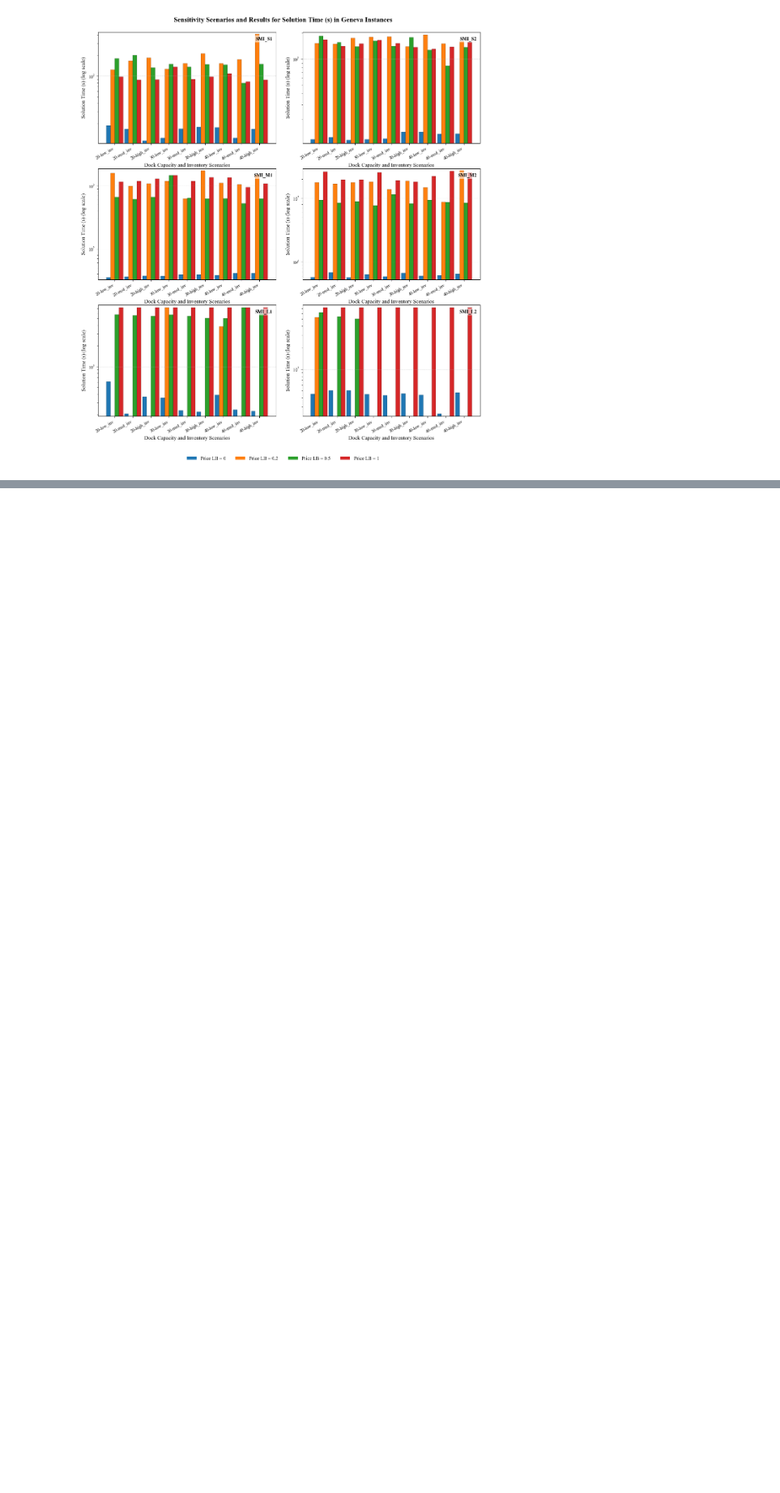
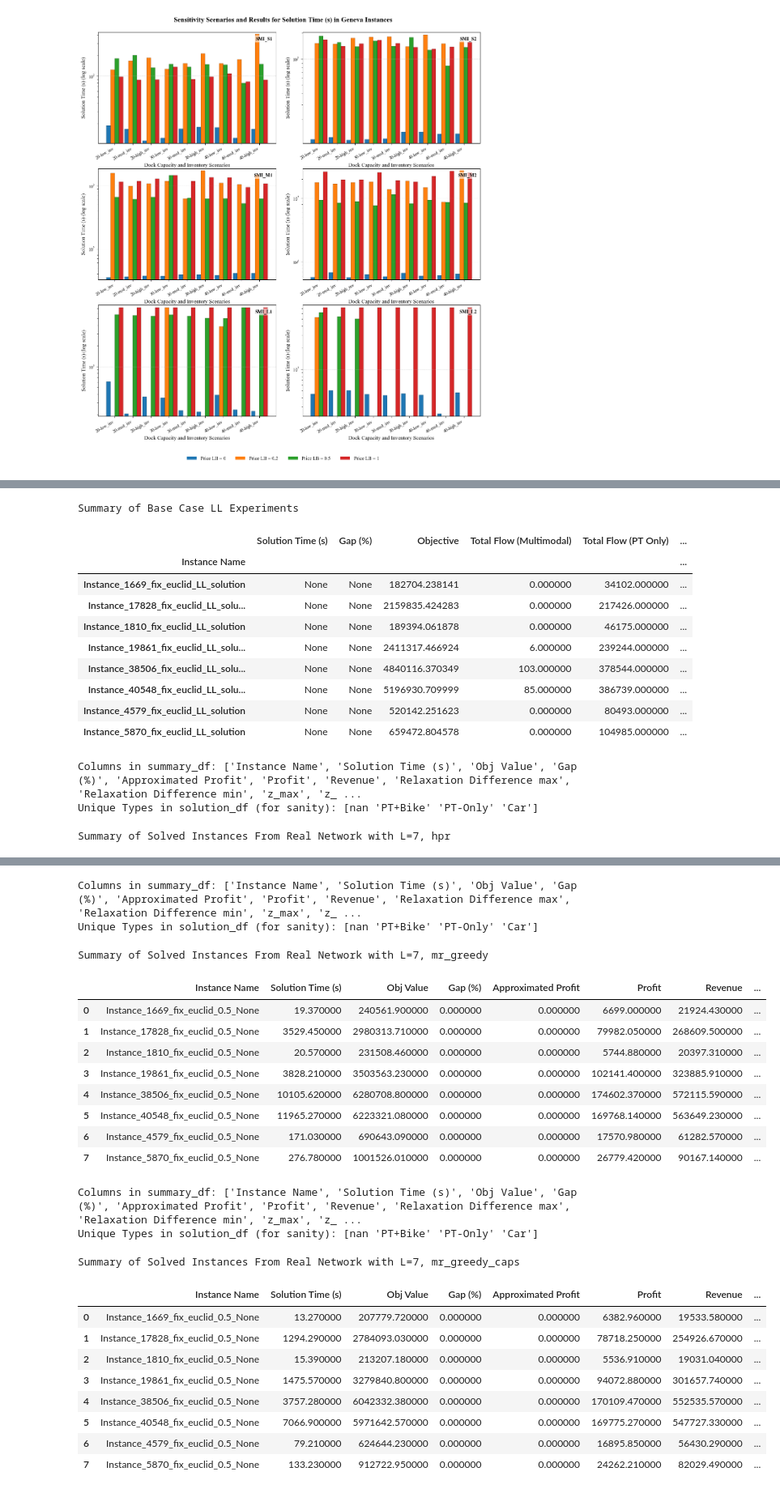
Before and after one commit to rebecamurillo/inocs-sum-pricing-demand-nudging, a Jupyter notebook: Geneva_Complete_Link_Instances_and_Optimization/OTP2_Geneva_Instances/Codes/CPTRP_plots.ipynb, the cells around one changed output, grey strips where cells are left out. Shown at 81% size. Drawn from its saved outputs; the diff is of its cells as text; code cells hidden in the pictures; blank space fills up the shorter version.

```diff
--- a/Geneva_Complete_Link_Instances_and_Optimization/OTP2_Geneva_Instances/Codes/CPTRP_plots.ipynb
+++ b/Geneva_Complete_Link_Instances_and_Optimization/OTP2_Geneva_Instances/Codes/CPTRP_plots.ipynb
@@ -115,3 +115,19 @@ plt.show(fig)
 [figure]
 [figure]
 [figure]
+# %%
+from Codes.base_case_summarizer import summarize_base_case_LL_experiments
+from visualize_solutions.Bilevel_Solution_Visualization import summarize_experiment_solutions
+from importlib import reload
+
+
+summary_df = summarize_experiment_solutions(r"C:\Users\mkoseogl\Desktop\Geneva Data\relatota\instos_and_sols\instanto\sols_int_slack\strongduos\margarita\base", show = True)
+
+base_case_df = summarize_base_case_LL_experiments(r"C:\Users\mkoseogl\Desktop\Geneva Data\relatota\instos_and_sols\instanto\sols_int_slack\margarita_base\lowers")
+
+hpr_df = summarize_experiment_solutions(r"C:\Users\mkoseogl\Desktop\Geneva Data\relatota\instos_and_sols\instanto\sols_int_slack\margarita_base\hpr", show = True)
+
+pp = summarize_experiment_solutions(r"C:\Users\mkoseogl\Desktop\Geneva Data\relatota\instos_and_sols\instanto\sols_heru\mr_greedy", show=True)
+
+popo = summarize_experiment_solutions(r"C:\Users\mkoseogl\Desktop\Geneva Data\relatota\instos_and_sols\instanto\sols_heru\mr_greedy_caps", show=True)
+# %% [output]
@@ -117,0 +144,14 @@ plt.show(fig)
+Summary of Base Case LL Experiments
+|  | Solution Time (s) | Gap (%) | Objective | Total Flow (Multimodal) | Total Flow (PT Only) | ... |
+| Instance Name |  |  |  |  |  | ... |
+| Instance_1669_fix_euclid_LL_solution | None | None | 182704.238141 | 0.000000 | 34102.000000 | ... |
+| Instance_17828_fix_euclid_LL_solu... | None | None | 2159835.424283 | 0.000000 | 217426.000000 | ... |
+| Instance_1810_fix_euclid_LL_solution | None | None | 189394.061878 | 0.000000 | 46175.000000 | ... |
+| Instance_19861_fix_euclid_LL_solu... | None | None | 2411317.466924 | 6.000000 | 239244.000000 | ... |
+| Instance_38506_fix_euclid_LL_solu... | None | None | 4840116.370349 | 103.000000 | 378544.000000 | ... |
+| Instance_40548_fix_euclid_LL_solu... | None | None | 5196930.709999 | 85.000000 | 386739.000000 | ... |
+| Instance_4579_fix_euclid_LL_solution | None | None | 520142.251623 | 0.000000 | 80493.000000 | ... |
+| Instance_5870_fix_euclid_LL_solution | None | None | 659472.804578 | 0.000000 | 104985.000000 | ... |
+Columns in summary_df: ['Instance Name', 'Solution Time (s)', 'Obj Value', 'Gap (%)', 'Approximated Profit', 'Profit', 'Revenue', 'Relaxation Difference max', 'Relaxation Difference min', 'z_max', 'z_ ...
+Unique Types in solution_df (for sanity): [nan 'PT+Bike' 'PT-Only' 'Car']
+Summary of Solved Instances From Real Network with L=7, hpr
@@ -117,0 +167,24 @@ plt.show(fig)
+Columns in summary_df: ['Instance Name', 'Solution Time (s)', 'Obj Value', 'Gap (%)', 'Approximated Profit', 'Profit', 'Revenue', 'Relaxation Difference max', 'Relaxation Difference min', 'z_max', 'z_ ...
+Unique Types in solution_df (for sanity): [nan 'PT+Bike' 'PT-Only' 'Car']
+Summary of Solved Instances From Real Network with L=7, mr_greedy
+|  | Instance Name | Solution Time (s) | Obj Value | Gap (%) | Approximated Profit | Profit | Revenue | ... |
+| 0 | Instance_1669_fix_euclid_0.5_None | 19.370000 | 240561.900000 | 0.000000 | 0.000000 | 6699.000000 | 21924.430000 | ... |
+| 1 | Instance_17828_fix_euclid_0.5_None | 3529.450000 | 2980313.710000 | 0.000000 | 0.000000 | 79982.050000 | 268609.500000 | ... |
+| 2 | Instance_1810_fix_euclid_0.5_None | 20.570000 | 231508.460000 | 0.000000 | 0.000000 | 5744.880000 | 20397.310000 | ... |
+| 3 | Instance_19861_fix_euclid_0.5_None | 3828.210000 | 3503563.230000 | 0.000000 | 0.000000 | 102141.400000 | 323885.910000 | ... |
+| 4 | Instance_38506_fix_euclid_0.5_None | 10105.620000 | 6280708.800000 | 0.000000 | 0.000000 | 174602.370000 | 572115.590000 | ... |
+| 5 | Instance_40548_fix_euclid_0.5_None | 11965.270000 | 6223321.080000 | 0.000000 | 0.000000 | 169768.140000 | 563649.230000 | ... |
+| 6 | Instance_4579_fix_euclid_0.5_None | 171.030000 | 690643.090000 | 0.000000 | 0.000000 | 17570.980000 | 61282.570000 | ... |
+| 7 | Instance_5870_fix_euclid_0.5_None | 276.780000 | 1001526.010000 | 0.000000 | 0.000000 | 26779.420000 | 90167.140000 | ... |
+Columns in summary_df: ['Instance Name', 'Solution Time (s)', 'Obj Value', 'Gap (%)', 'Approximated Profit', 'Profit', 'Revenue', 'Relaxation Difference max', 'Relaxation Difference min', 'z_max', 'z_ ...
+Unique Types in solution_df (for sanity): [nan 'PT+Bike' 'PT-Only' 'Car']
+Summary of Solved Instances From Real Network with L=7, mr_greedy_caps
+|  | Instance Name | Solution Time (s) | Obj Value | Gap (%) | Approximated Profit | Profit | Revenue | ... |
+| 0 | Instance_1669_fix_euclid_0.5_None | 13.270000 | 207779.720000 | 0.000000 | 0.000000 | 6382.960000 | 19533.580000 | ... |
+| 1 | Instance_17828_fix_euclid_0.5_None | 1294.290000 | 2784093.030000 | 0.000000 | 0.000000 | 78718.250000 | 254926.670000 | ... |
+| 2 | Instance_1810_fix_euclid_0.5_None | 15.390000 | 213207.180000 | 0.000000 | 0.000000 | 5536.910000 | 19031.040000 | ... |
+| 3 | Instance_19861_fix_euclid_0.5_None | 1475.570000 | 3279840.800000 | 0.000000 | 0.000000 | 94072.880000 | 301657.740000 | ... |
+| 4 | Instance_38506_fix_euclid_0.5_None | 3757.280000 | 6042332.380000 | 0.000000 | 0.000000 | 170109.470000 | 552535.570000 | ... |
+| 5 | Instance_40548_fix_euclid_0.5_None | 7066.900000 | 5971642.570000 | 0.000000 | 0.000000 | 169775.270000 | 547727.330000 | ... |
+| 6 | Instance_4579_fix_euclid_0.5_None | 79.210000 | 624644.230000 | 0.000000 | 0.000000 | 16895.850000 | 56430.290000 | ... |
+| 7 | Instance_5870_fix_euclid_0.5_None | 133.230000 | 912722.950000 | 0.000000 | 0.000000 | 24262.210000 | 82029.490000 | ... |
```
Also changed, not shown: parts of 4 cells of this notebook, 27 other files.
